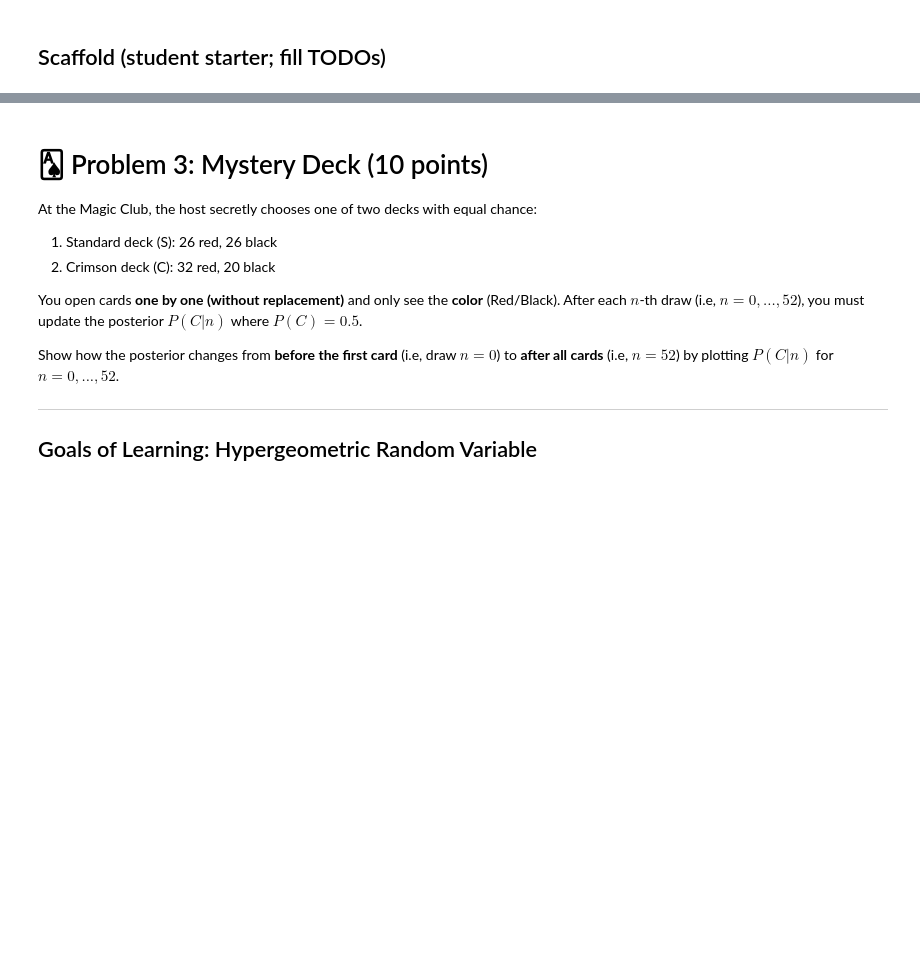
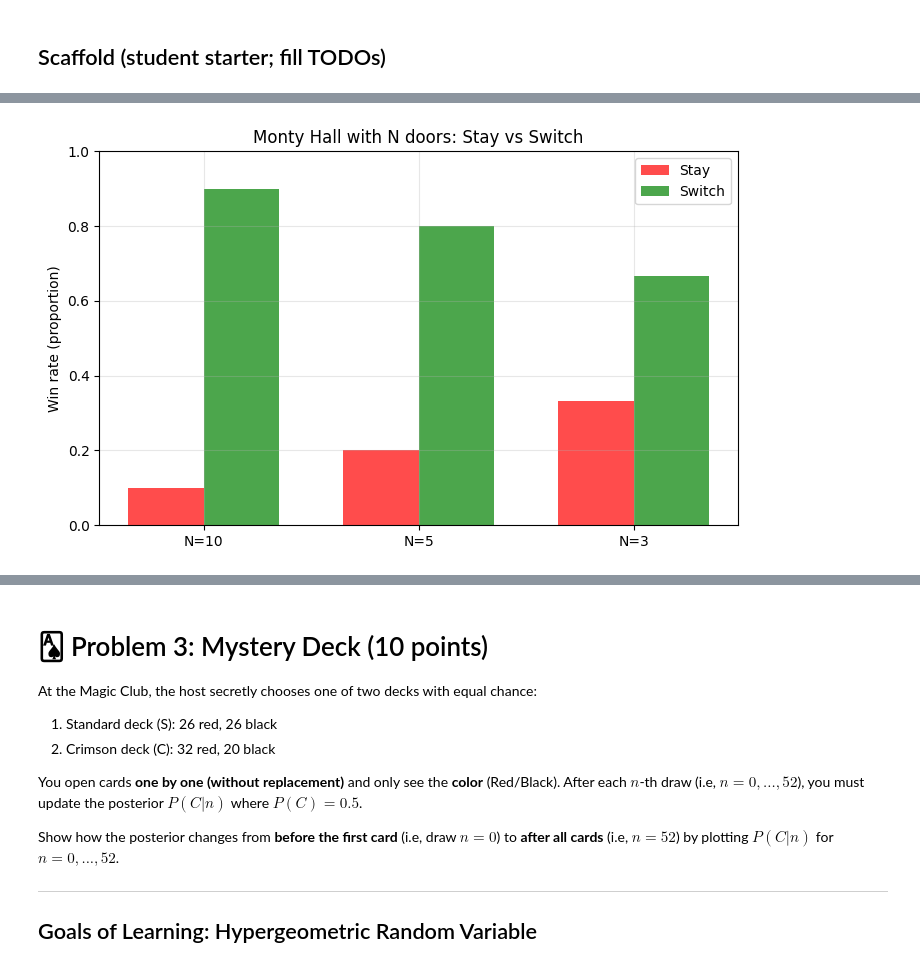
Before and after one commit to DarilRaf/tp1_statprob, a Jupyter notebook: StatProb_Coding_Task_2025_2026_First_Semester.ipynb, the cells around one changed output, grey strips where cells are left out. Drawn from its saved outputs; the diff is of its cells as text; code cells hidden in the pictures; blank space fills up the shorter version.

```diff
--- a/StatProb_Coding_Task_2025_2026_First_Semester.ipynb
+++ b/StatProb_Coding_Task_2025_2026_First_Semester.ipynb
@@ -227,13 +299,29 @@ def monty_trial_N(N=10, switch=True):
     Return True if the player wins under the chosen strategy.
     """
     # TODO: place the car uniformly at random among N doors
+    car_position = np.random.randint(0, N)
     # TODO: player picks one door uniformly at random
+    player_choice = np.random.randint(0, N)
     # TODO: determine which single "other" door the host leaves closed
-    #   - if the player picked the car: host must leave a random goat closed
-    #   - if the player picked a goat: host must leave the car closed
-    # TODO: if switch==True, final choice is that other closed door; else keep original pick
-    # TODO: return whether the final choice has the car
-    raise NotImplementedError
+    # Determine which single "other" door the host leaves closed
+    if player_choice == car_position:
+        # Player picked the car: host must leave a random goat closed
+        # All other doors are goats, pick one randomly
+        other_doors = [i for i in range(N) if i != player_choice]
+        host_choice = np.random.choice(other_doors)
+    else:
+        # Player picked a goat: host must leave the car closed
+        host_choice = car_position
+
+    # Final decision
+    if switch:
+        final_choice = host_choice
+    else:
+        final_choice = player_choice
+
+    # Return whether the final choice has the car
+    return final_choice == car_position
+
 
 def simulate_N(N=10, trials=200_000):
     """
@@ -242,18 +330,50 @@ def simulate_N(N=10, trials=200_000):
     """
     # TODO: run monty_trial_N with switch=False and switch=True for 'trials' times
     # TODO: compute win rates as wins / trials
-    raise NotImplementedError
+    wins_stay = 0
+    wins_switch = 0
+
+    for _ in range(trials):
+        if monty_trial_N(N, switch=False):
+            wins_stay += 1
+        if monty_trial_N(N, switch=True):
+            wins_switch += 1
+
+    # Compute win rates as wins / trials
+    p_stay = wins_stay / trials
+    p_switch = wins_switch / trials
+
+    return wins_stay, p_stay, wins_switch, p_switch
 
 # --- Run the three scenarios and print a small table for each ---
 def run_and_report(N, trials=200_000):
     # TODO: call simulate_N, then print wins & win-rates for STAY and SWITCH
     # Example format:
     # N=10: STAY wins=xxxxx, p=0.xxxxx | SWITCH wins=xxxxx, p=0.xxxxx
-    raise NotImplementedError
+    wins_stay, p_stay, wins_switch, p_switch = simulate_N(N, trials)
+
+    print(f"N={N}: STAY wins={wins_stay}, p={p_stay:.6f} | SWITCH wins={wins_switch}, p={p_switch:.6f}")
+     # Create frequency table
+    print(f"\nFrequency Table for N={N} (trials={trials:,}):")
+    print("Strategy | Wins     | Proportion")
+    print("-" * 35)
+    print(f"Stay     | {wins_stay:8d} | {p_stay:.6f}")
+    print(f"Switch   | {wins_switch:8d} | {p_switch:.6f}")
+    print()
+
+    return p_stay, p_switch
 
 # === Execute (students complete TODOs, then run) ===
 # for N in [10, 5, 3]:
 #     run_and_report(N, trials=200_000)
+print("MONTY HALL SIMULATION RESULTS")
+print("=" * 50)
+
+results = {}
+for N in [10, 5, 3]:
+    p_stay, p_switch = run_and_report(N, trials=200_000)
+    results[N] = (p_stay, p_switch)
+
 
 # === Plot (grouped bars for N=10,5,3) ===
 # After you have p_stay and p_switch for each N, build a grouped bar chart:
@@ -268,6 +388,30 @@ def run_and_report(N, trials=200_000):
 # plt.ylabel('Win rate (proportion)')
 # plt.title('Monty Hall with N doors: Stay vs Switch')
 # plt.legend(); plt.tight_layout(); plt.show()
+labels = ['N=10','N=5','N=3']
+stay   = [results[10][0], results[5][0], results[3][0]]
+switch = [results[10][1], results[5][1], results[3][1]]
+
+x = np.arange(len(labels))
+w = 0.35
+
+plt.figure(figsize=(7.2,4.5))
+plt.bar(x - w/2, stay,   width=w, label='Stay', color='red', alpha=0.7)
+plt.bar(x + w/2, switch, width=w, label='Switch', color='green', alpha=0.7)
+
+plt.ylim(0,1)
+plt.xticks(x, labels)
+plt.ylabel('Win rate (proportion)')
+plt.title('Monty Hall with N doors: Stay vs Switch')
+plt.legend()
+plt.grid(True, alpha=0.3)
+plt.tight_layout()
+plt.show()
 
 # === Write your 2–4 sentence reasoning in Markdown/markdown cell ===
 # Hint target (do NOT just copy): staying ≈ 1/N; switching ≈ 1 - 1/N.
+print("Probabilitas keberhasilan dalam memilih mobil pada tahap awal hanya sebesar 1/N")
+print("Setelah host mengungkap seluruh pintu berisi kambing kecuali satu, informasi baru tersebut mengubah situasi Probabilitas.")
+print("Strategi bertahan hanya menghasilkan kemenangan apabila pilihan awal tepat, dengan probabilitas tetap 1/N")
+print("Sebaliknya, strategi berpindah akan berhasil dengan probabilitas (N-1)/N, karena host secara strategis akan menyisakan pintu berisi mobil tertutup ketika pilihan awal tidak tepat.")
+# %% [output]
@@ -273,0 +435 @@ def run_and_report(N, trials=200_000):
+[figure, added]
```
Also changed, not shown: parts of 11 cells of this notebook.
